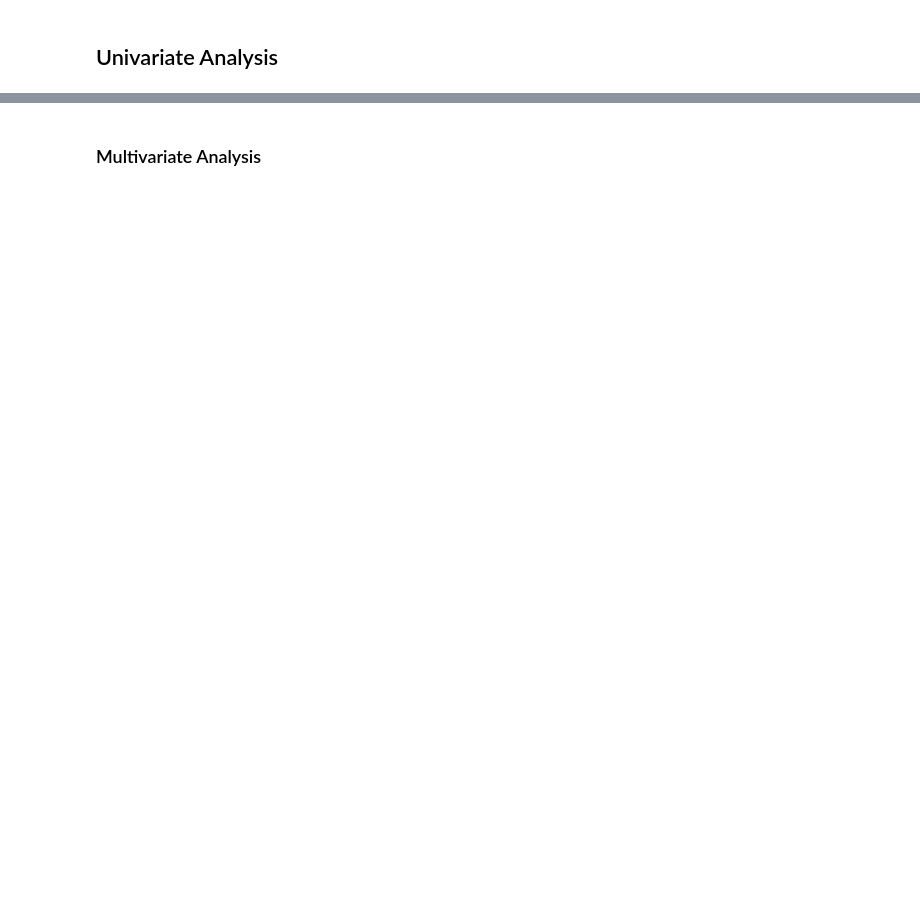
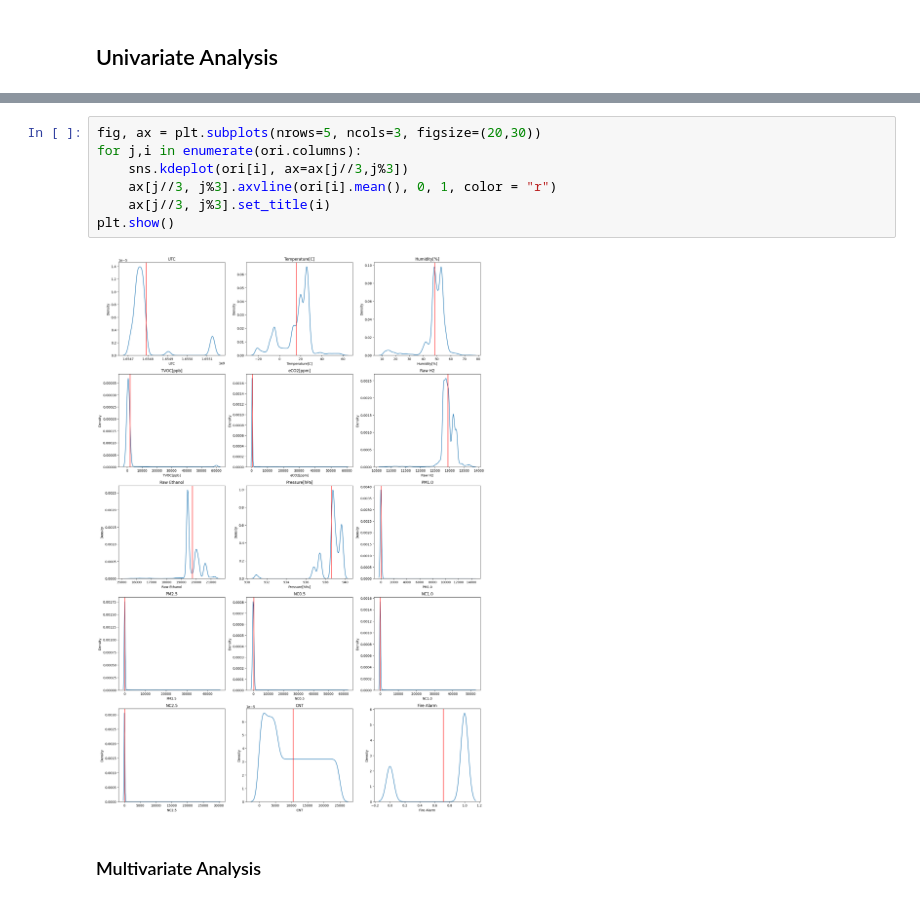
Before and after one commit to hendrikt1479/ml_project_final, a Jupyter notebook: notebooks/smoke.ipynb, the cells around one changed output, grey strips where cells are left out. Saved outputs shown, nothing was run; the diff lists cells and outputs as text; blank space fills up the shorter version.

```diff
--- a/notebooks/smoke.ipynb
+++ b/notebooks/smoke.ipynb
@@ -76,2 +137,11 @@ for i in ori.columns:
+# %%
+fig, ax = plt.subplots(nrows=5, ncols=3, figsize=(20,30))
+for j,i in enumerate(ori.columns):
+    sns.kdeplot(ori[i], ax=ax[j//3,j%3])
+    ax[j//3, j%3].axvline(ori[i].mean(), 0, 1, color = "r")
+    ax[j//3, j%3].set_title(i)
+plt.show()
+# %% [output]
+[figure, added]
 # %% [markdown]
 ### Multivariate Analysis
```
Also changed, not shown: parts of 15 cells of this notebook, 2 other files.
